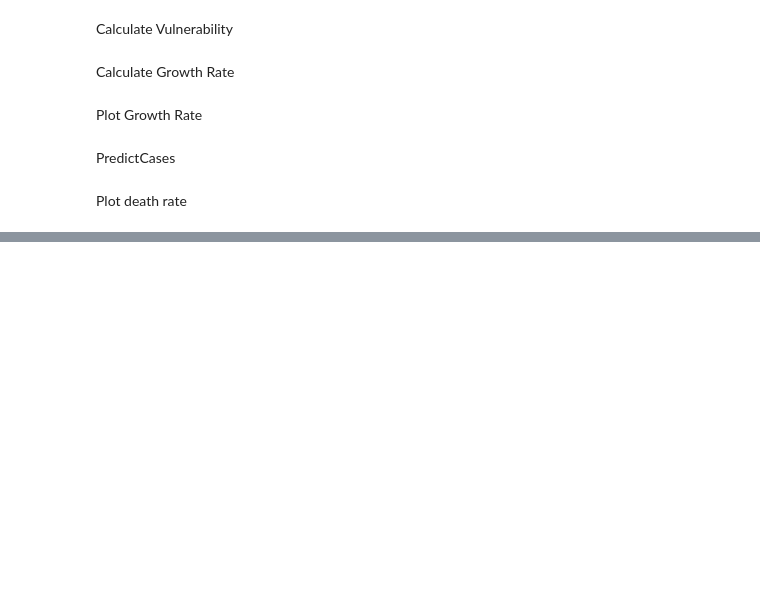
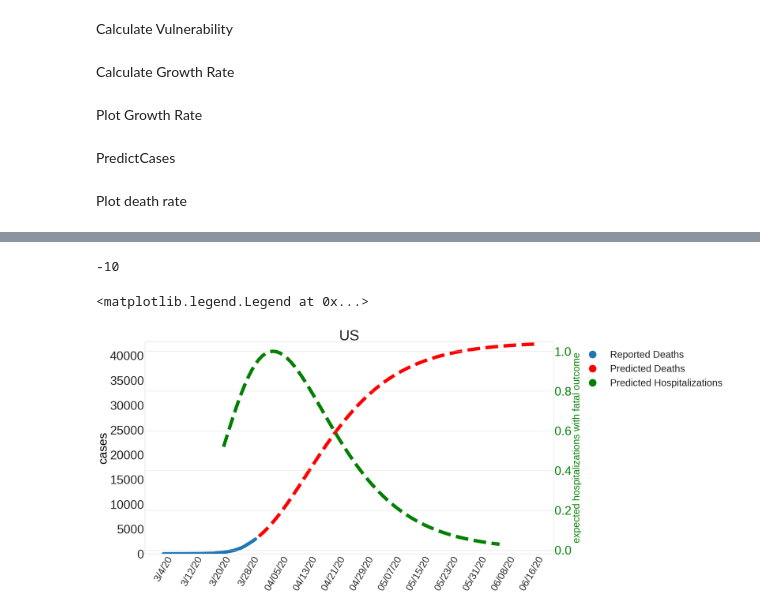
Before and after one commit to lachmann12/covid19, a Jupyter notebook: Predict exponential.ipynb, the cells around one changed output, grey strips where cells are left out. Drawn from its saved outputs; the diff is of its cells as text; code cells hidden in the pictures; blank space fills up the shorter version.

```diff
--- a/Predict exponential.ipynb
+++ b/Predict exponential.ipynb
@@ -393,3 +314,11 @@ def getallMGR():
 
     df = pd.DataFrame(data=gr_list, index=country_name)
     return(df)
+# %%
+def findDecayShift(growthrates, decay_spline):
+    decay_shift = 0
+    while float(list(growthrates)[-1]) < float(list(decay_spline)[decay_shift]):
+        decay_shift = decay_shift +1
+        if decay_shift-1 > len(decay_spline):
+            break
+    return(decay_shift)
@@ -396 +377,65 @@ def getallMGR():
+# %%
+country = "US"
+ma = np.where(cases["Country/Region"] == country)[0]
+c_count_1 = cases.iloc[ma, 4:].sum(axis=0)
+d_count_1 = deaths.iloc[ma, 4:].sum(axis=0)
+dr_c1 = d_count_1 / c_count_1
+d_cases = np.where(d_count_1 > 10)[0]
+sds2 = d_count_1[d_cases]
+
+ggr = calculateGR(country, 0)
+
+decay_position = -findDecayShift(ggr, fit_rate)
+print(decay_position)
+exp_d = extrapolateDeaths(country, fit_rate, decay_position, timescale=80)
+
+plt.figure(figsize=(30,16))
+ax1 = plt.subplot(1,1,1)
+
+ax1.grid(False)
+plt.ylim(top=(list(exp_d.iloc[:,0])[-1]+500))
+
+res1, = ax1.plot(sds2, linewidth=14, label="Reported Deaths")
+
+#res2, = ax1.plot(c_count_1[d_cases], linewidth=4, label="Confirmed Cases")
+
+res3, = ax1.plot(exp_d[1:len(exp_d)], 'r--', label="Predicted Deaths", linewidth=14)
+
+
+l1 = np.array(([0]+list(exp_d))) - np.array((list(exp_d)+[0]))
+
+
+plt.xticks(rotation=60, fontsize=40)
+plt.yticks(fontsize=50)
+
+s1 = list(exp_d.iloc[:,0])+[0]
+s2 = [0]+list(exp_d.iloc[:,0])
+
+ax2 = ax1.twinx()
+plt.yticks(fontsize=50)
+dd = (np.array(s1)-np.array(s2))[1:(len(s1)-1)]
+res4, = ax2.plot(range(len(sds2)-10,(len(dd)-10+len(sds2))),dd/np.max(np.array(dd)), 'g--', linewidth=14, label="Hospitalizations / max Hospitalizations")
+
+for label in ax1.xaxis.get_ticklabels()[::1]:
+    label.set_visible(False)
+
+for label in ax1.xaxis.get_ticklabels()[::8]:
+    label.set_visible(True)
+
+
+plt.title(country, fontsize=60)
+ax1.set_ylabel('cases', color="black", fontsize=50)
+color = 'green'
+ax2.set_ylabel('expected hospitalizations with fatal outcome', color=color, fontsize=40)
+ax2.tick_params(axis='y', labelcolor=color)
+
+legend_elements = [Line2D([0], [0], marker='o', linewidth=0, label='Reported Deaths', markersize=30),
+                   Line2D([0], [0], marker='o', linewidth=0, color="r", label='Predicted Deaths', markersize=30),
+                   Line2D([0], [0], marker='o', linewidth=0, color="g", label='Predicted Hospitalizations', markersize=30)]
+
+plt.legend(handles=legend_elements, fancybox = True, fontsize=40, bbox_to_anchor=(1.05, 1), loc='upper left', ncol=1)
+# %% [output]
+-10
+<matplotlib.legend.Legend at 0x...>
+[figure, added]
 # %%
```
Also changed, not shown: parts of 7 cells of this notebook.
